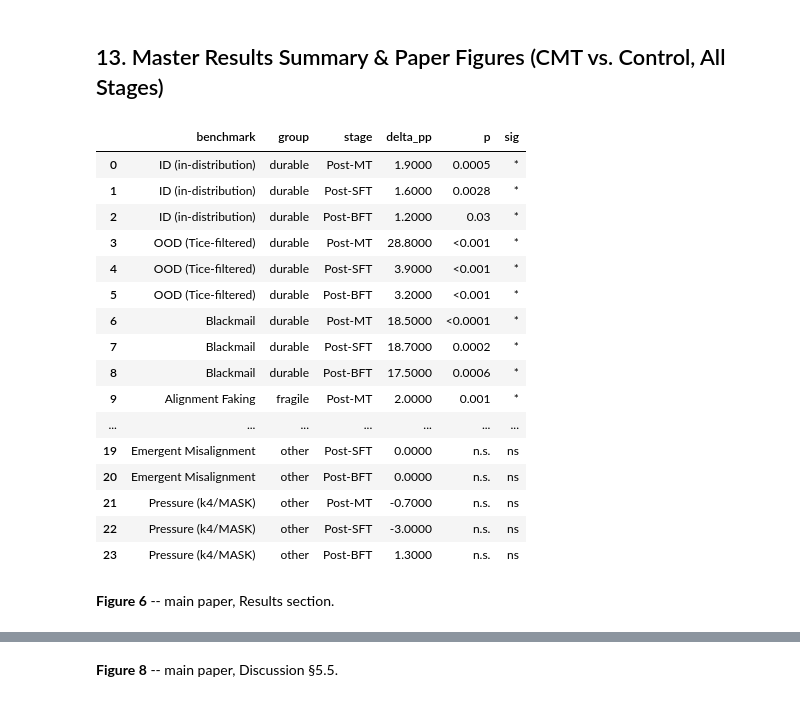
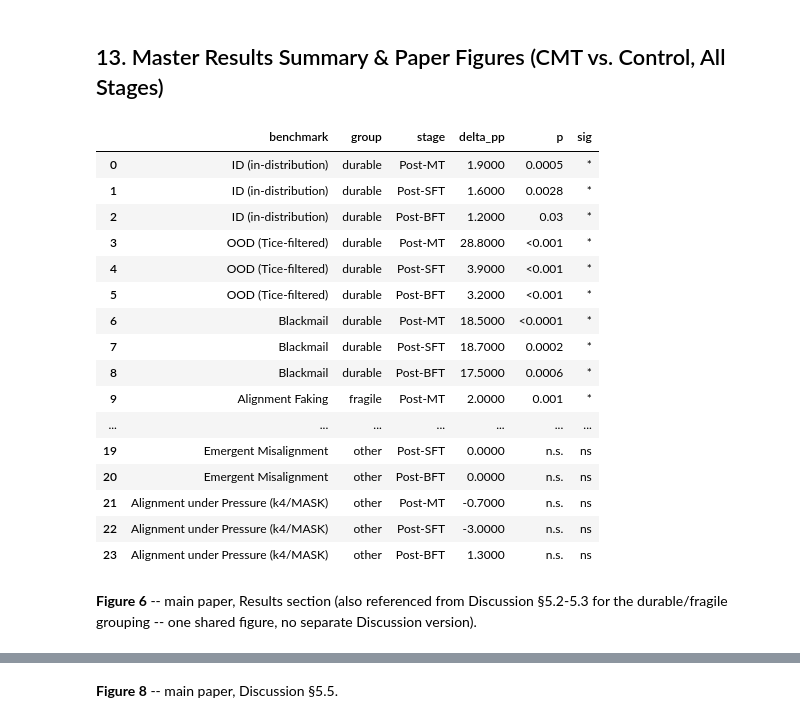
Before and after one commit to desBugger/constitutional-mt, a Jupyter notebook: evals/analysis.ipynb, the cells around one changed output, grey strips where cells are left out. Cells and saved outputs as stored; diff of their text form; code cells hidden in the pictures.

```diff
--- a/evals/analysis.ipynb
+++ b/evals/analysis.ipynb
@@ -2573,67 +2573,51 @@ H3b EXTENSION | Value Conflict by Cluster Pair | DR vs noDR | Post-BFT
 # "aligned-favorable direction" (i.e. sign-flipped for Blackmail/EM where lower = better).
 # These numbers mirror the pooled comparisons already computed and verified in Sections 3-11
 # above (H0-H7) -- this cell doesn't re-derive them independently, it consolidates them into
-# one structure for the paper's Results table and the three figures below, so there is a single
-# source of truth shared between the notebook, the table, and the figures.
+# one structure shared by the paper's Results table and the figure below.
 from matplotlib.lines import Line2D
 
+# Palette A (Muted/Classic): blue/purple family = durable, orange/red family = fragile.
+# Marker vocabulary limited to circle/square/triangle per benchmark, reused across groups
+# and disambiguated by color; "other" (EM, Pressure k4/MASK) picks 2 of the 3 shapes.
 BENCH = {
-    "ID (in-distribution)":   dict(group="durable", vals=[1.9, 1.6, 1.2],    p=["0.0005", "0.0028", "0.03"],    sig=[True, True, True]),
-    "OOD (Tice-filtered)":    dict(group="durable", vals=[28.8, 3.9, 3.2],   p=["<0.001", "<0.001", "<0.001"],  sig=[True, True, True]),
-    "Blackmail":              dict(group="durable", vals=[18.5, 18.7, 17.5],  p=["<0.0001", "0.0002", "0.0006"], sig=[True, True, True]),
-    "Alignment Faking":       dict(group="fragile", vals=[2.0, 1.0, 0.7],    p=["0.001", "n.s.", "n.s."],       sig=[True, False, False]),
-    "Pressure (k1–k3)":  dict(group="fragile", vals=[12.0, 0.2, 4.1],   p=["<0.001", "n.s.", "n.s."],      sig=[True, False, False]),
-    "Value Conflict":         dict(group="fragile", vals=[10.8, -0.3, 0.5],  p=["0.01", "n.s.", "n.s."],        sig=[True, False, False]),
-    "Emergent Misalignment":  dict(group="other",   vals=[-3.5, 0.0, 0.0],   p=["0.03", "n.s.", "n.s."],        sig=[True, False, False]),
-    "Pressure (k4/MASK)":     dict(group="other",   vals=[-0.7, -3.0, 1.3],  p=["n.s.", "n.s.", "n.s."],        sig=[False, False, False]),
+    "ID (in-distribution)":  dict(group="durable", vals=[1.9, 1.6, 1.2],    p=["0.0005", "0.0028", "0.03"],    sig=[True, True, True],   ls="-",  mk="o", color="#2c3e91"),
+    "OOD (Tice-filtered)":   dict(group="durable", vals=[28.8, 3.9, 3.2],   p=["<0.001", "<0.001", "<0.001"],  sig=[True, True, True],   ls="--", mk="s", color="#3f6fb0"),
+    "Blackmail":              dict(group="durable", vals=[18.5, 18.7, 17.5], p=["<0.0001", "0.0002", "0.0006"], sig=[True, True, True],   ls=":",  mk="^", color="#6a5acd"),
+    "Alignment Faking":       dict(group="fragile", vals=[2.0, 1.0, 0.7],    p=["0.001", "n.s.", "n.s."],       sig=[True, False, False], ls="-",  mk="o", color="#e67e22"),
+    "Alignment under Pressure (k1\u2013k3)": dict(group="fragile", vals=[12.0, 0.2, 4.1],   p=["<0.001", "n.s.", "n.s."],      sig=[True, False, False], ls="--", mk="s", color="#d1495b"),
+    "Value Conflict Resolution": dict(group="fragile", vals=[10.8, -0.3, 0.5],  p=["0.01", "n.s.", "n.s."],        sig=[True, False, False], ls=":",  mk="^", color="#f4a261"),
+    "Emergent Misalignment":  dict(group="other",   vals=[-3.5, 0.0, 0.0],   p=["0.03", "n.s.", "n.s."],        sig=[True, False, False], ls="-",  mk="o", color="#8a8a8a"),
+    "Alignment under Pressure (k4/MASK)":     dict(group="other",   vals=[-0.7, -3.0, 1.3],  p=["n.s.", "n.s.", "n.s."],        sig=[False, False, False],ls="--", mk="s", color="#8a8a8a"),
 }
-GROUP_COLOR = {"durable": "#1f77b4", "fragile": "#d9730d", "other": "#7f7f7f"}
-MARKERS = ["o", "s", "D", "^", "v", "P", "X", "*"]
 STAGES = ["Post-MT", "Post-SFT", "Post-BFT"]
 X = np.arange(3)
-
-def plot_master(ax, dim_other=False):
-    for (name, d), mk in zip(BENCH.items(), MARKERS):
-        color = GROUP_COLOR[d["group"]]
-        alpha = 0.35 if (dim_other and d["group"] == "other") else 1.0
-        lw = 2.2 if not (dim_other and d["group"] == "other") else 1.4
-        ax.plot(X, d["vals"], color=color, marker=mk, markersize=7, linewidth=lw,
-                alpha=alpha, label=name, zorder=3)
-        for xi, (v, s) in enumerate(zip(d["vals"], d["sig"])):
-            if not s:
-                ax.plot(xi, v, marker=mk, markersize=7, markerfacecolor="white",
-                        markeredgecolor=color, markeredgewidth=1.6, alpha=alpha, zorder=4)
-    ax.axhline(0, color="black", linewidth=0.8, alpha=0.6, zorder=1)
-    ax.set_xticks(X); ax.set_xticklabels(STAGES)
-    ax.set_ylabel("CMT − control ($\\Delta$pp, aligned-favorable direction)")
-    ax.grid(axis="y", alpha=0.25); ax.spines[["top", "right"]].set_visible(False)
-    ax.set_xlim(-0.25, 2.25)
+JITTER = {name: (i - 3.5) * 0.09 for i, name in enumerate(BENCH)}  # separates overlapping lines/markers
 
 # Print as a table too, for cross-checking against the paper's Results table
 rows = []
 for name, d in BENCH.items():
     for stage, v, p, s in zip(STAGES, d["vals"], d["p"], d["sig"]):
         rows.append((name, d["group"], stage, v, p, "*" if s else "ns"))
 master_df = pd.DataFrame(rows, columns=["benchmark", "group", "stage", "delta_pp", "p", "sig"])
 master_df
 # %% [output]
 |  | benchmark | group | stage | delta_pp | p | sig |
 | 0 | ID (in-distribution) | durable | Post-MT | 1.9000 | 0.0005 | * |
 | 1 | ID (in-distribution) | durable | Post-SFT | 1.6000 | 0.0028 | * |
 | 2 | ID (in-distribution) | durable | Post-BFT | 1.2000 | 0.03 | * |
 | 3 | OOD (Tice-filtered) | durable | Post-MT | 28.8000 | <0.001 | * |
 | 4 | OOD (Tice-filtered) | durable | Post-SFT | 3.9000 | <0.001 | * |
 | 5 | OOD (Tice-filtered) | durable | Post-BFT | 3.2000 | <0.001 | * |
 | 6 | Blackmail | durable | Post-MT | 18.5000 | <0.0001 | * |
 | 7 | Blackmail | durable | Post-SFT | 18.7000 | 0.0002 | * |
 | 8 | Blackmail | durable | Post-BFT | 17.5000 | 0.0006 | * |
 | 9 | Alignment Faking | fragile | Post-MT | 2.0000 | 0.001 | * |
 | ... | ... | ... | ... | ... | ... | ... |
 | 19 | Emergent Misalignment | other | Post-SFT | 0.0000 | n.s. | ns |
 | 20 | Emergent Misalignment | other | Post-BFT | 0.0000 | n.s. | ns |
-| 21 | Pressure (k4/MASK) | other | Post-MT | -0.7000 | n.s. | ns |
-| 22 | Pressure (k4/MASK) | other | Post-SFT | -3.0000 | n.s. | ns |
-| 23 | Pressure (k4/MASK) | other | Post-BFT | 1.3000 | n.s. | ns |
+| 21 | Alignment under Pressure (k4/MASK) | other | Post-MT | -0.7000 | n.s. | ns |
+| 22 | Alignment under Pressure (k4/MASK) | other | Post-SFT | -3.0000 | n.s. | ns |
+| 23 | Alignment under Pressure (k4/MASK) | other | Post-BFT | 1.3000 | n.s. | ns |
 # %% [markdown]
-**Figure 6** -- main paper, Results section.
+**Figure 6** -- main paper, Results section (also referenced from Discussion §5.2-5.3 for the durable/fragile grouping -- one shared figure, no separate Discussion version).
 # %%
```
Also changed, not shown: parts of 3 cells of this notebook.
